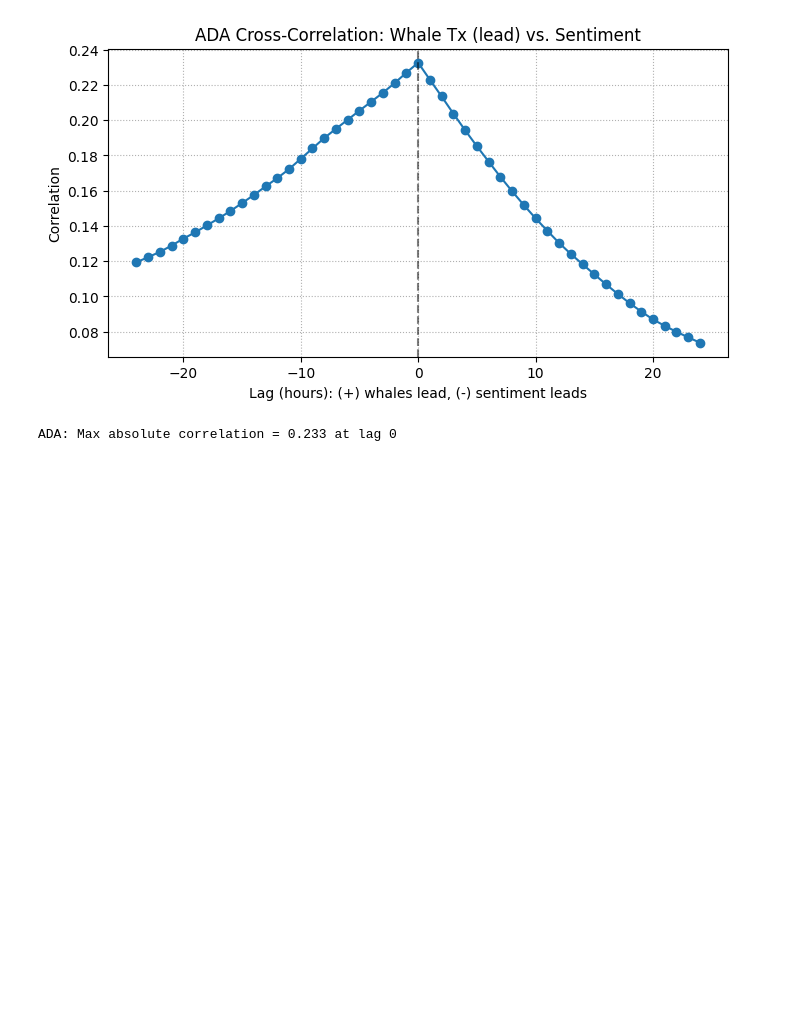
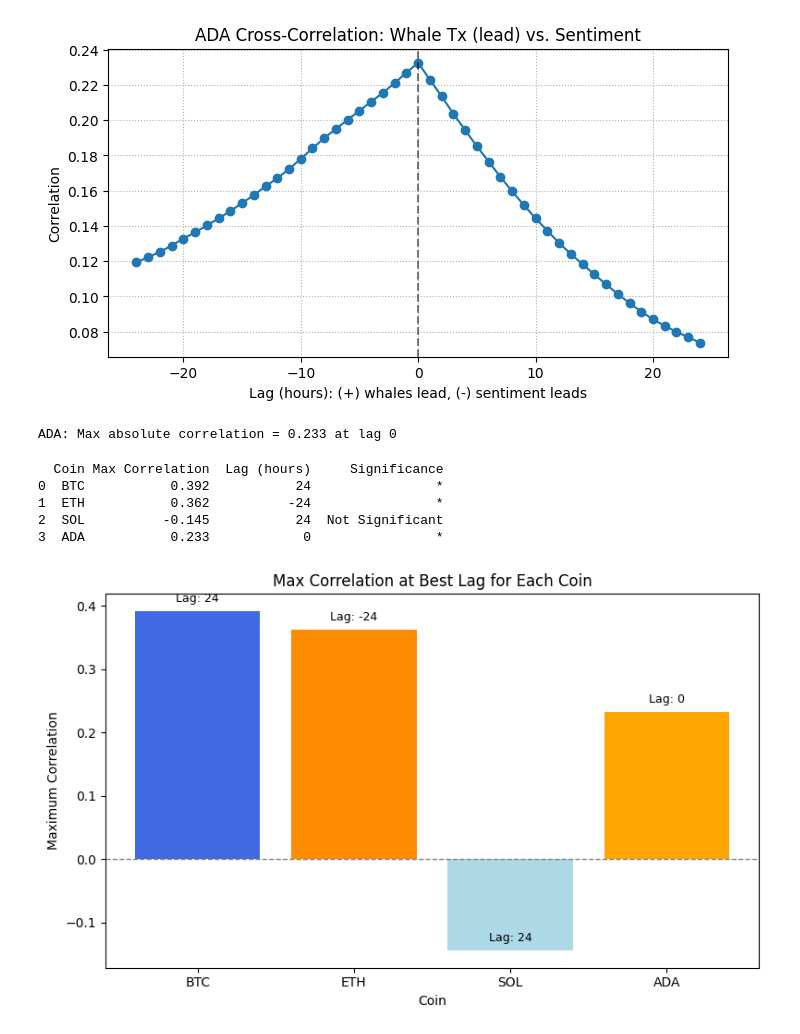
Before and after one commit to FeryGritli/crypto-sentiment-whales, a Jupyter notebook: notebooks/06_Sentiment_Whales_Operations.ipynb, the cells around one changed output. Drawn from its saved outputs; the diff is of its cells as text; code cells hidden in the pictures; blank space fills up the shorter version.

```diff
--- a/notebooks/06_Sentiment_Whales_Operations.ipynb
+++ b/notebooks/06_Sentiment_Whales_Operations.ipynb
@@ -659,3 +659,72 @@ For some coins (like ADA), both point to simultaneous movement.
 For others (like SOL), there’s no simultaneous link, but a delayed, weak influence exists.
 
 """
+# %%
+# Summary Table: Max Correlation and Best Lag
+import pandas as pd
+from scipy.signal import savgol_filter
+import numpy as np
+
+summary = []
+
+for coin in ['BTC', 'ETH', 'SOL', 'ADA']:
+    dfc = df_matched[df_matched['coin'] == coin].sort_values('timestamp').copy()
+    win = 121 if len(dfc) > 121 else (len(dfc)//2)*2+1
+    dfc['sentiment_smooth'] = savgol_filter(dfc['sentiment'].fillna(0), win, 3)
+    dfc['whale_smooth'] = savgol_filter(dfc['whale_transaction_count'].fillna(0), win, 3)
+    dfc = dfc.dropna(subset=['sentiment_smooth', 'whale_smooth'])
+
+    # Cross-correlation
+    def cross_corr_lag(series1, series2, max_lag=24):
+        corr_lags = []
+        lags = range(-max_lag, max_lag + 1)
+        for lag in lags:
+            if lag < 0:
+                s1 = series1[-lag:]
+                s2 = series2[:lag]
+            elif lag > 0:
+                s1 = series1[:-lag]
+                s2 = series2[lag:]
+            else:
+                s1 = series1
+                s2 = series2
+            corr = np.corrcoef(s1, s2)[0,1]
+            corr_lags.append(corr)
+        return list(lags), corr_lags
+
+    lags, corr_lags = cross_corr_lag(dfc['whale_smooth'].values, dfc['sentiment_smooth'].values, max_lag=24)
+    max_corr = np.max(np.abs(corr_lags))
+    best_lag = lags[np.argmax(np.abs(corr_lags))]
+    corr_val = corr_lags[np.argmax(np.abs(corr_lags))]
+    summary.append({
+        'Coin': coin,
+        'Max Correlation': f"{corr_val:.3f}",
+        'Lag (hours)': best_lag,
+        'Significance': '*' if abs(corr_val) > 0.15 else 'Not Significant'  # highlight strong ones
+    })
+
+summary_df = pd.DataFrame(summary)
+print(summary_df)
+# %% [output]
+  Coin Max Correlation  Lag (hours)     Significance
+0  BTC           0.392           24                *
+1  ETH           0.362          -24                *
+2  SOL          -0.145           24  Not Significant
+3  ADA           0.233            0                *
+# %%
+#Visual Summary: Bar Plot
+import matplotlib.pyplot as plt
+
+plt.figure(figsize=(8,5))
+plt.bar(summary_df['Coin'], summary_df['Max Correlation'].astype(float), color=['royalblue', 'darkorange', 'lightblue', 'orange'])
+plt.xlabel("Coin")
+plt.ylabel("Maximum Correlation")
+plt.title("Max Correlation at Best Lag for Each Coin")
+plt.axhline(0, color='gray', linestyle='--', linewidth=1)
+for idx, row in summary_df.iterrows():
+    plt.text(row['Coin'], float(row['Max Correlation'])+0.01, f"Lag: {row['Lag (hours)']}",
+             ha='center', va='bottom', fontsize=9, color='black')
+plt.tight_layout()
+plt.show()
+# %% [output]
+[figure, added]
```
Also changed, not shown: parts of 6 cells of this notebook.
